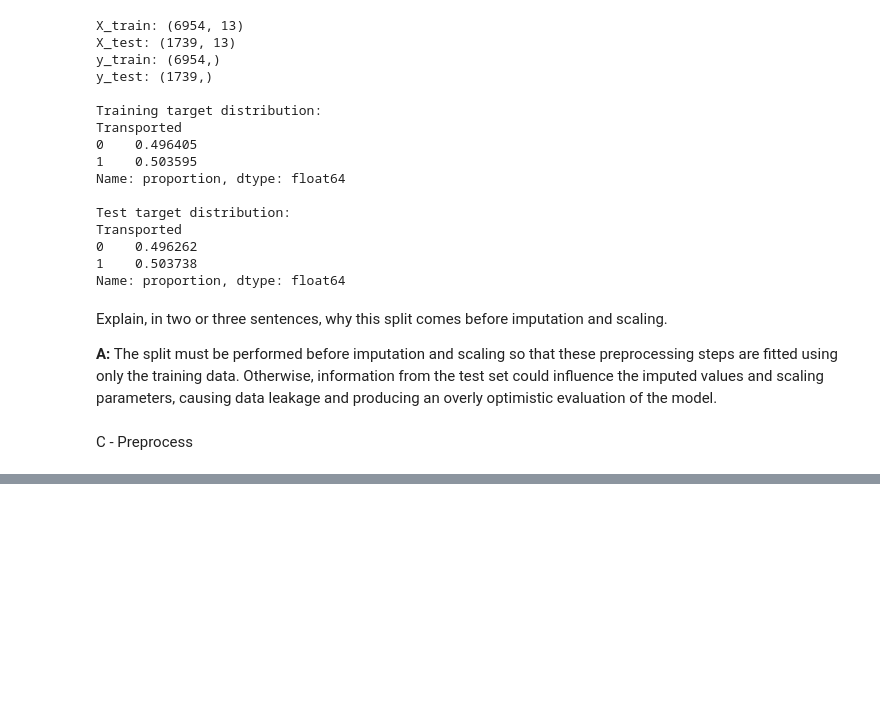
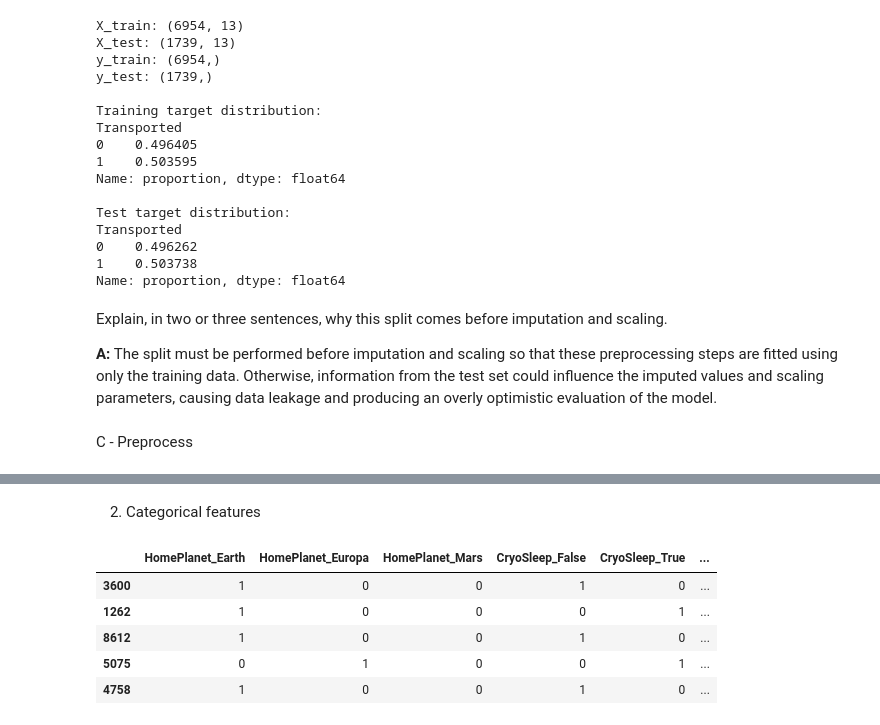
Before and after one commit to giuvallente/neuralNetworks, a Jupyter notebook: exercises/data/exercise3.ipynb, the cells around one changed output, grey strips where cells are left out. Drawn from its saved outputs; the diff is of its cells as text; code cells hidden in the pictures; blank space fills up the shorter version.

```diff
--- a/exercises/data/exercise3.ipynb
+++ b/exercises/data/exercise3.ipynb
@@ -211,0 +271,52 @@ C - Preprocess
+# %% [markdown]
+2. Categorical features
+# %%
+from sklearn.preprocessing import OneHotEncoder
+
+categorical_features = [
+    "HomePlanet",
+    "CryoSleep",
+    "Destination",
+    "VIP",
+]
+
+encoder = OneHotEncoder(
+    handle_unknown="ignore",
+    sparse_output=False,
+    dtype=int,
+)
+
+# Fit only on the training set
+train_encoded_array = encoder.fit_transform(
+    X_train_imputed[categorical_features]
+)
+
+# Apply the same encoding to the test set
+test_encoded_array = encoder.transform(
+    X_test_imputed[categorical_features]
+)
+
+encoded_feature_names = encoder.get_feature_names_out(
+    categorical_features
+)
+
+train_encoded_categories = pd.DataFrame(
+    train_encoded_array,
+    columns=encoded_feature_names,
+    index=X_train_imputed.index,
+)
+
+test_encoded_categories = pd.DataFrame(
+    test_encoded_array,
+    columns=encoded_feature_names,
+    index=X_test_imputed.index,
+)
+
+display(train_encoded_categories.head())
+# %% [output]
+|  | HomePlanet_Earth | HomePlanet_Europa | HomePlanet_Mars | CryoSleep_False | CryoSleep_True | ... |
+| 3600 | 1 | 0 | 0 | 1 | 0 | ... |
+| 1262 | 1 | 0 | 0 | 0 | 1 | ... |
+| 8612 | 1 | 0 | 0 | 1 | 0 | ... |
+| 5075 | 0 | 1 | 0 | 0 | 1 | ... |
+| 4758 | 1 | 0 | 0 | 1 | 0 | ... |
```
Also changed, not shown: parts of 21 cells of this notebook, 4 other files.
